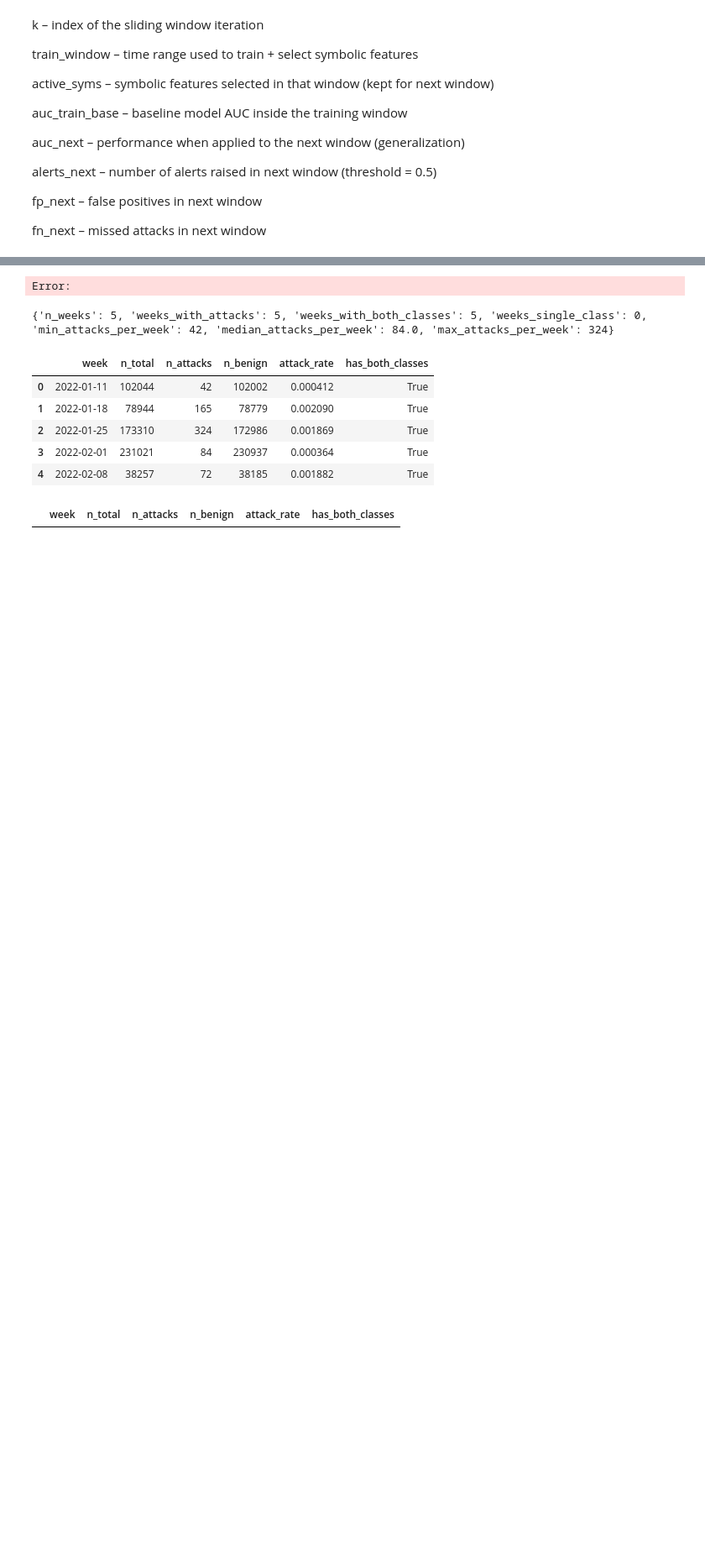
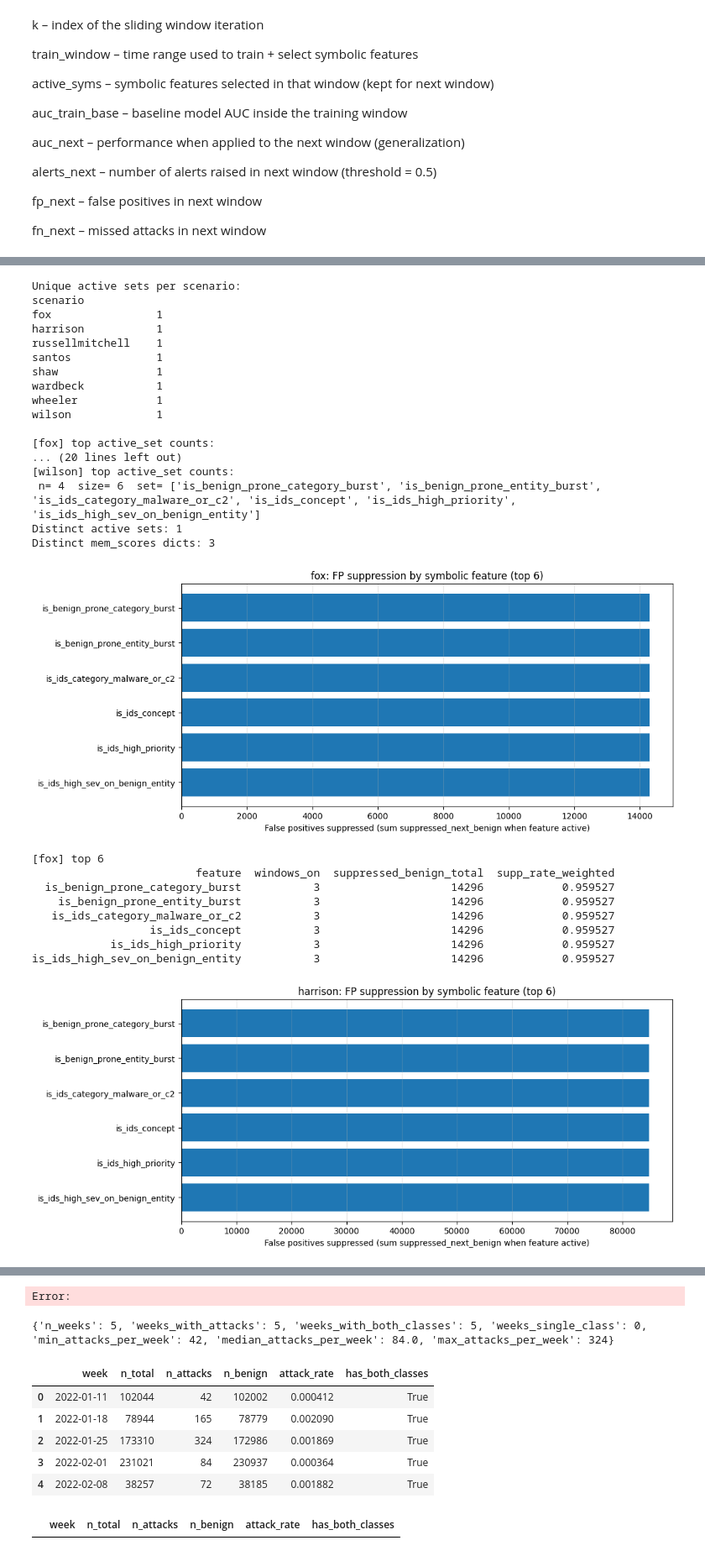
Before and after one commit to annaneliaa/msc-thesis, a Jupyter notebook: aact/baseline.ipynb, the cells around one changed output, grey strips where cells are left out. Shown at 84% size. Drawn from its saved outputs; the diff is of its cells as text; code cells hidden in the pictures; blank space fills up the shorter version.

```diff
--- a/aact/baseline.ipynb
+++ b/aact/baseline.ipynb
@@ -764,0 +955,30 @@ Error:
+# %%
+plot_fp_suppression_per_scenario(os.path.join(out_dir, "all_history.jsonl"), topk=15)
+# %% [output]
+Unique active sets per scenario:
+scenario
+fox                1
+harrison           1
+russellmitchell    1
+santos             1
+shaw               1
+wardbeck           1
+wheeler            1
+wilson             1
+
+[fox] top active_set counts:
+... (20 lines left out)
+[wilson] top active_set counts:
+ n= 4  size= 6  set= ['is_benign_prone_category_burst', 'is_benign_prone_entity_burst', 'is_ids_category_malware_or_c2', 'is_ids_concept', 'is_ids_high_priority', 'is_ids_high_sev_on_benign_entity']
+Distinct active sets: 1
+Distinct mem_scores dicts: 3
+[figure, added]
+[fox] top 6
+                         feature  windows_on  suppressed_benign_total  supp_rate_weighted
+  is_benign_prone_category_burst           3                    14296            0.959527
+    is_benign_prone_entity_burst           3                    14296            0.959527
+   is_ids_category_malware_or_c2           3                    14296            0.959527
+                  is_ids_concept           3                    14296            0.959527
+            is_ids_high_priority           3                    14296            0.959527
+is_ids_high_sev_on_benign_entity           3                    14296            0.959527
+[figure, added]
```
Also changed, not shown: parts of 14 cells of this notebook, 4 other files.
